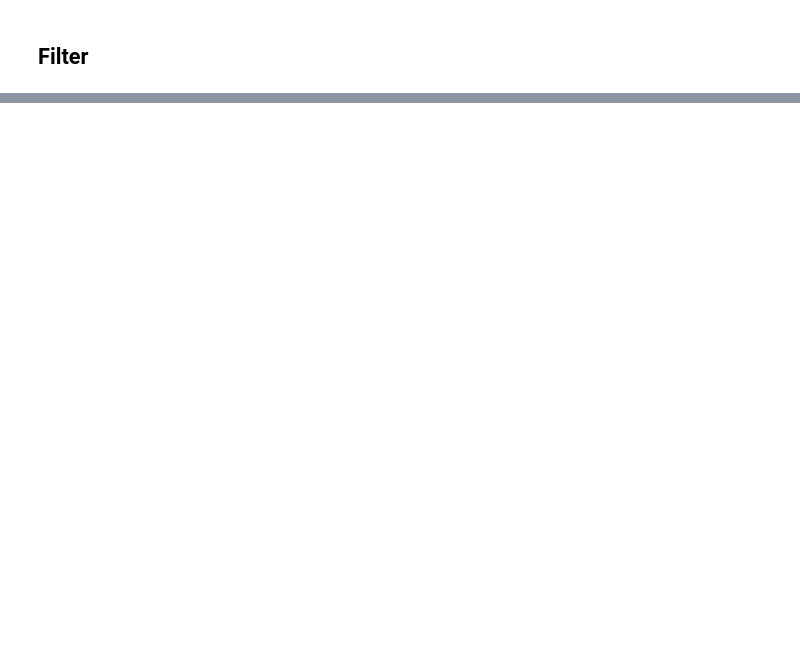
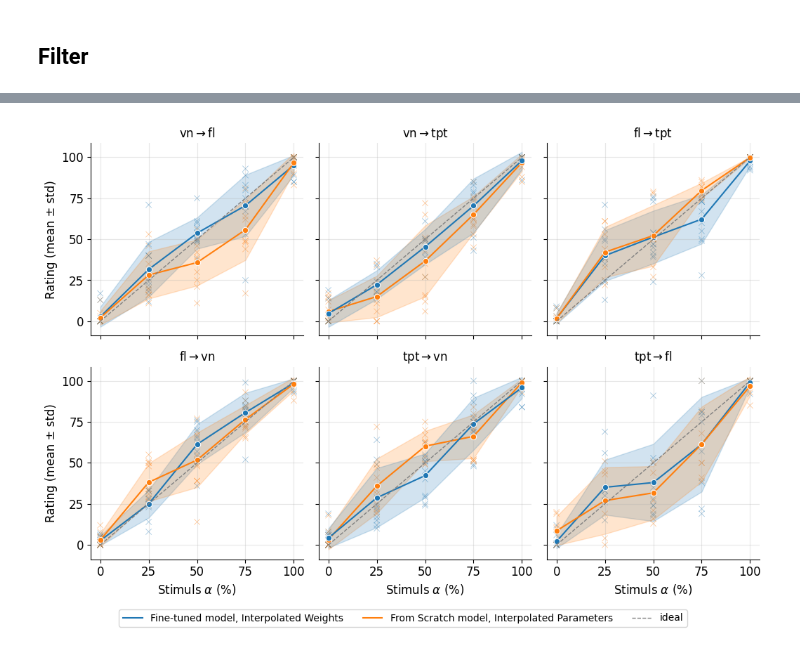
Before and after one commit to jimearruti/ddsp_interpolate, a Jupyter notebook: evaluation/analyse_listening_test_results.ipynb, the cells around one changed output, grey strips where cells are left out. Saved outputs shown, nothing was run; the diff lists cells and outputs as text; code cells hidden in the pictures; blank space fills up the shorter version.

```diff
--- a/evaluation/analyse_listening_test_results.ipynb
+++ b/evaluation/analyse_listening_test_results.ipynb
@@ -11,4 +29,8 @@ sessions
 # %%
 df = df[df['session_uuid'] != "9a1a9bf1-8450-4bbb-87ac-470f8906c853"] # All ratings at 100
+# %%
+df["pair"] = df["trial_id"].apply(lambda x: "->".join(x.split("_")[2:4]))
+df["method"] = df["trial_id"].apply(lambda x: x.split("_")[1])
+df["unordered_pair"] = df["pair"].apply(lambda x: "-".join(sorted(x.split("->"))))
 # %% [markdown]
 # MOS
@@ -20,2 +37,4 @@ df_mos["unordered_pair"] = df_mos["pair"].apply(lambda x: "-".join(sorted(x.spli
+# %%
+df_mos = df[df["rating_stimulus"] == "MOS"][["pair", "method", "unordered_pair", "session_uuid", "trial_id", "rating_score"]].drop_duplicates()
 # %%
 df_mos["method"].unique()
@@ -220,5 +423,7 @@ MOS_result_per_method
 # Timbre
 # %%
 df_timbre = df[df["rating_stimulus"] != "MOS"]
+# %%
+df_timbre["alpha"] = df_timbre["rating_stimulus"].str.extract(r"alpha_([0-9.]+)", expand=False).astype(float)
 # %%
 len(df) - len(df_timbre)
@@ -366,12 +914,21 @@ for trial, count_sessions in counts.items():
 import numpy as np
 from matplotlib.lines import Line2D
 
+pair_order = [
+    "vn_fl",
+    "vn_tpt",
+    "fl_tpt",
+    "fl_vn",
+    "tpt_vn",
+    "tpt_fl"
+]
+
 palette = {"weights": "#1f77b4", "outputs": "#ff7f0e"}
 stimulus_x = {"reference_0": 0, "C1": 25, "C2": 50, "C3": 75, "reference_100": 100}
 
-filt = df_timbre[
-    df_timbre['rating_stimulus'].isin(stimulus_x.keys())
-    & df_timbre['trial_id'].str.contains("interpolate_(?:weights|outputs)", na=False)
+filt = df_clean[
+    df_clean['rating_stimulus'].isin(stimulus_x.keys())
+    & df_clean['trial_id'].str.contains("interpolate_(?:weights|outputs)", na=False)
 ].copy()
 
 filt['method'] = np.where(filt['trial_id'].str.contains("interpolate_weights", na=False), "weights", "outputs")
@@ -380,36 +937,43 @@ filt['expected_x'] = filt['rating_stimulus'].map(stimulus_x)
 
 g = sns.relplot(
     data=filt, x="expected_x", y="rating_score", hue="method",
-    col="variant", col_wrap=3, palette=palette, errorbar="sd",
-    marker="o", kind="line", height=3.5, facet_kws={"sharex": True, "sharey": True},
-    legend=False,
+    col="variant", col_order=pair_order, col_wrap=3, palette=palette,
+    kind="scatter", marker="x", alpha=0.5, height=3.5,
+    legend=False
+)
+
+g.map_dataframe(
+    sns.lineplot, x="expected_x", y="rating_score", hue="method",
+    marker="o", palette=palette, errorbar="sd", legend=False
 )
 
 for ax in g.axes.flat:
     ax.plot([0, 100], [0, 100], color="gray", linestyle="--", linewidth=1, label="ideal")
     ax.set_xticks(sorted(stimulus_x.values()))
     ax.set_yticks(sorted(stimulus_x.values()))
     ax.tick_params(axis="both", labelsize=12)
     ax.grid(alpha=0.3)
 
 g.set_axis_labels(r"Stimuls $\alpha$ (%)", "Rating (mean ± std)", fontsize=12)
 g.set_titles("{col_name}")
 for ax in g.axes.flat:
     ax.set_title(ax.get_title().replace("_", r"$\rightarrow$"), fontsize=12)
 
 legend_handles = [
     Line2D([0], [0], color=palette["weights"], label="Fine-tuned model, Interpolated Weights"),
     Line2D([0], [0], color=palette["outputs"], label="From Scratch model, Interpolated Parameters"),
     Line2D([0], [0], color="gray", linestyle="--", linewidth=1, label="ideal"),
 ]
 
 g.figure.legend(
     handles=legend_handles,
     loc="lower center",
     ncol=3,
     bbox_to_anchor=(0.5, -0.05),
     fontsize=10
 )
 
 plt.tight_layout()
 plt.show()
+# %% [output]
+[figure, added]
```
Also changed, not shown: parts of 76 cells of this notebook, 3 other files.
